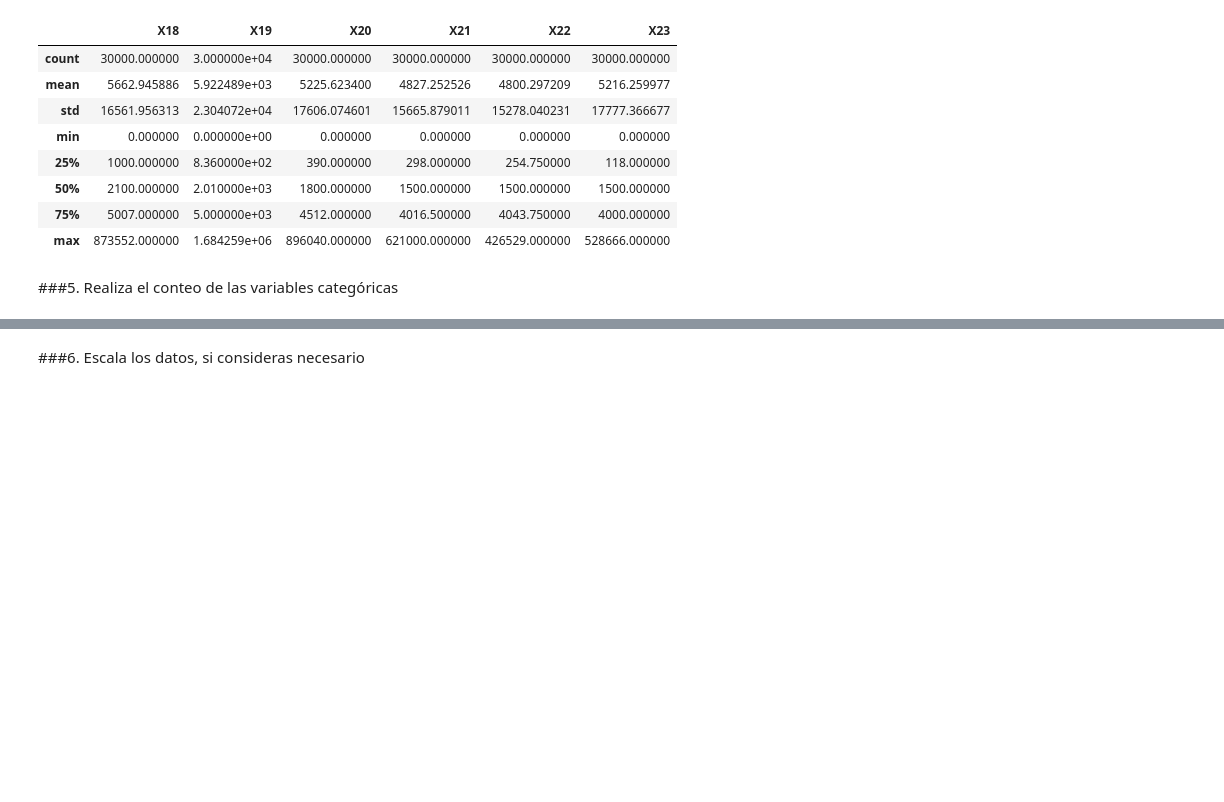
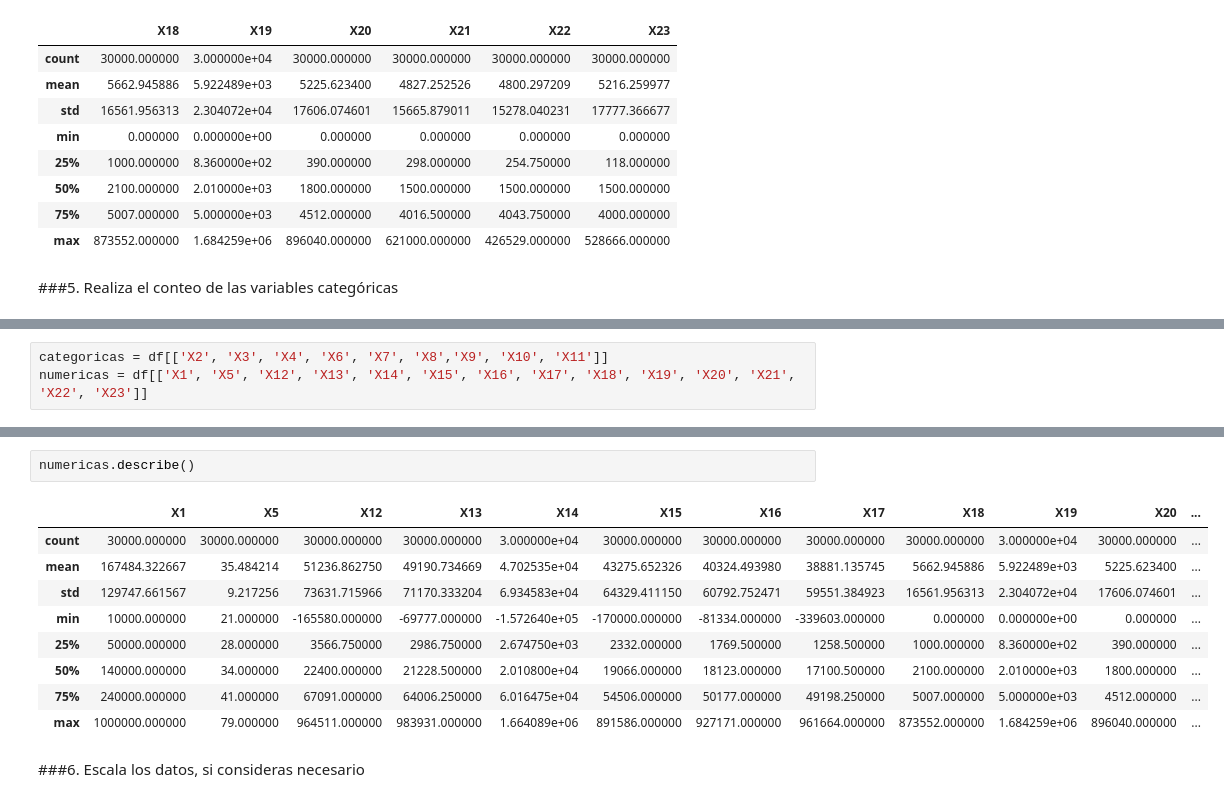
Before and after one commit to PosgradoMNA/actividades-de-aprendizaje-jeesperon, a Jupyter notebook: Act_Sem6_visualización_a01372413.ipynb, the cells around one changed output, grey strips where cells are left out. Cells and saved outputs as stored; diff of their text form; blank space fills up the shorter version.

```diff
--- a/Act_Sem6_visualización_a01372413.ipynb
+++ b/Act_Sem6_visualización_a01372413.ipynb
@@ -187,0 +194,3 @@ df[['X18','X19','X20','X21','X22','X23']].describe()
+# %%
+categoricas = df[['X2', 'X3', 'X4', 'X6', 'X7', 'X8','X9', 'X10', 'X11']]
+numericas = df[['X1', 'X5', 'X12', 'X13', 'X14', 'X15', 'X16', 'X17', 'X18', 'X19', 'X20', 'X21', 'X22', 'X23']]
@@ -188,2 +209,14 @@ df[['X18','X19','X20','X21','X22','X23']].describe()
+# %%
+numericas.describe()
+# %% [output]
+|  | X1 | X5 | X12 | X13 | X14 | X15 | X16 | X17 | X18 | X19 | X20 | ... |
+| count | 30000.000000 | 30000.000000 | 30000.000000 | 30000.000000 | 3.000000e+04 | 30000.000000 | 30000.000000 | 30000.000000 | 30000.000000 | 3.000000e+04 | 30000.000000 | ... |
+| mean | 167484.322667 | 35.484214 | 51236.862750 | 49190.734669 | 4.702535e+04 | 43275.652326 | 40324.493980 | 38881.135745 | 5662.945886 | 5.922489e+03 | 5225.623400 | ... |
+| std | 129747.661567 | 9.217256 | 73631.715966 | 71170.333204 | 6.934583e+04 | 64329.411150 | 60792.752471 | 59551.384923 | 16561.956313 | 2.304072e+04 | 17606.074601 | ... |
+| min | 10000.000000 | 21.000000 | -165580.000000 | -69777.000000 | -1.572640e+05 | -170000.000000 | -81334.000000 | -339603.000000 | 0.000000 | 0.000000e+00 | 0.000000 | ... |
+| 25% | 50000.000000 | 28.000000 | 3566.750000 | 2986.750000 | 2.674750e+03 | 2332.000000 | 1769.500000 | 1258.500000 | 1000.000000 | 8.360000e+02 | 390.000000 | ... |
+| 50% | 140000.000000 | 34.000000 | 22400.000000 | 21228.500000 | 2.010800e+04 | 19066.000000 | 18123.000000 | 17100.500000 | 2100.000000 | 2.010000e+03 | 1800.000000 | ... |
+| 75% | 240000.000000 | 41.000000 | 67091.000000 | 64006.250000 | 6.016475e+04 | 54506.000000 | 50177.000000 | 49198.250000 | 5007.000000 | 5.000000e+03 | 4512.000000 | ... |
+| max | 1000000.000000 | 79.000000 | 964511.000000 | 983931.000000 | 1.664089e+06 | 891586.000000 | 927171.000000 | 961664.000000 | 873552.000000 | 1.684259e+06 | 896040.000000 | ... |
 # %% [markdown]
 ###6. Escala los datos, si consideras necesario
```
Also changed, not shown: parts of 5 cells of this notebook.
